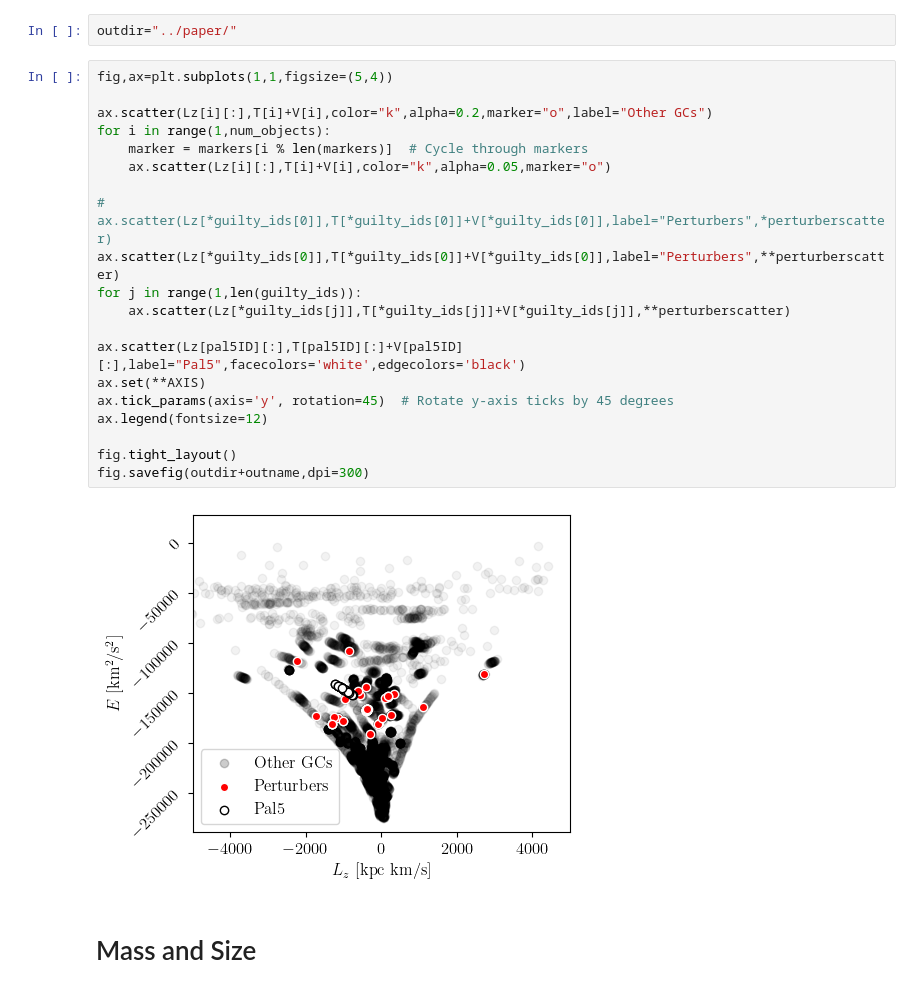
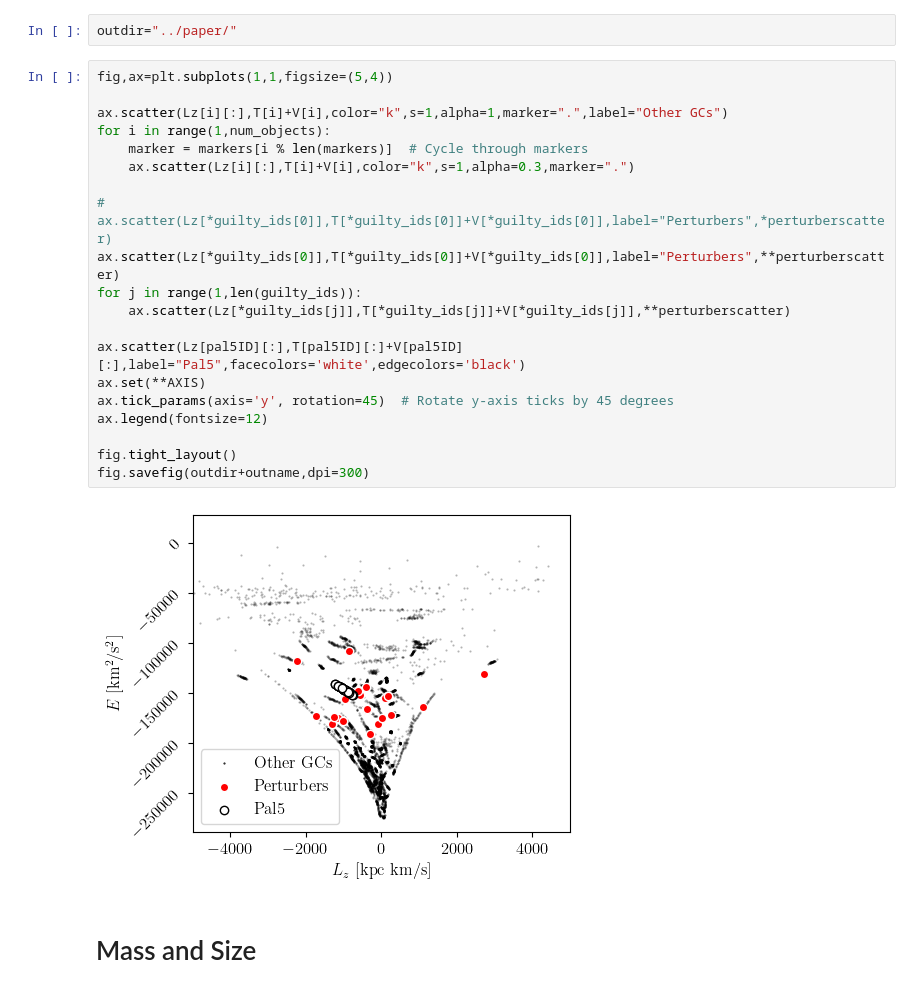
Before and after one commit to salvatore-ferrone/stream_analysis, a Jupyter notebook: figures/perturber_statistics.ipynb, the cells around one changed output. Saved outputs shown, nothing was run; the diff lists cells and outputs as text.

```diff
--- a/figures/perturber_statistics.ipynb
+++ b/figures/perturber_statistics.ipynb
@@ -180,25 +180,25 @@ outdir="../paper/"
 # %%
 fig,ax=plt.subplots(1,1,figsize=(5,4))
 
-ax.scatter(Lz[i][:],T[i]+V[i],color="k",alpha=0.2,marker="o",label="Other GCs")
+ax.scatter(Lz[i][:],T[i]+V[i],color="k",s=1,alpha=1,marker=".",label="Other GCs")
 for i in range(1,num_objects):
     marker = markers[i % len(markers)]  # Cycle through markers
-    ax.scatter(Lz[i][:],T[i]+V[i],color="k",alpha=0.05,marker="o")
+    ax.scatter(Lz[i][:],T[i]+V[i],color="k",s=1,alpha=0.3,marker=".")
 
 # ax.scatter(Lz[*guilty_ids[0]],T[*guilty_ids[0]]+V[*guilty_ids[0]],label="Perturbers",*perturberscatter)
 ax.scatter(Lz[*guilty_ids[0]],T[*guilty_ids[0]]+V[*guilty_ids[0]],label="Perturbers",**perturberscatter)
 for j in range(1,len(guilty_ids)):
     ax.scatter(Lz[*guilty_ids[j]],T[*guilty_ids[j]]+V[*guilty_ids[j]],**perturberscatter)
 
 ax.scatter(Lz[pal5ID][:],T[pal5ID][:]+V[pal5ID][:],label="Pal5",facecolors='white',edgecolors='black')
 ax.set(**AXIS)
 ax.tick_params(axis='y', rotation=45)  # Rotate y-axis ticks by 45 degrees
 ax.legend(fontsize=12)
 
 fig.tight_layout()
 fig.savefig(outdir+outname,dpi=300)
 # %% [output]
-[figure, old version]
+[figure, new version]
 # %% [markdown]
 # Mass and Size
 # %%
```
Also changed, not shown: parts of 1 cell of this notebook, 2 other files.
